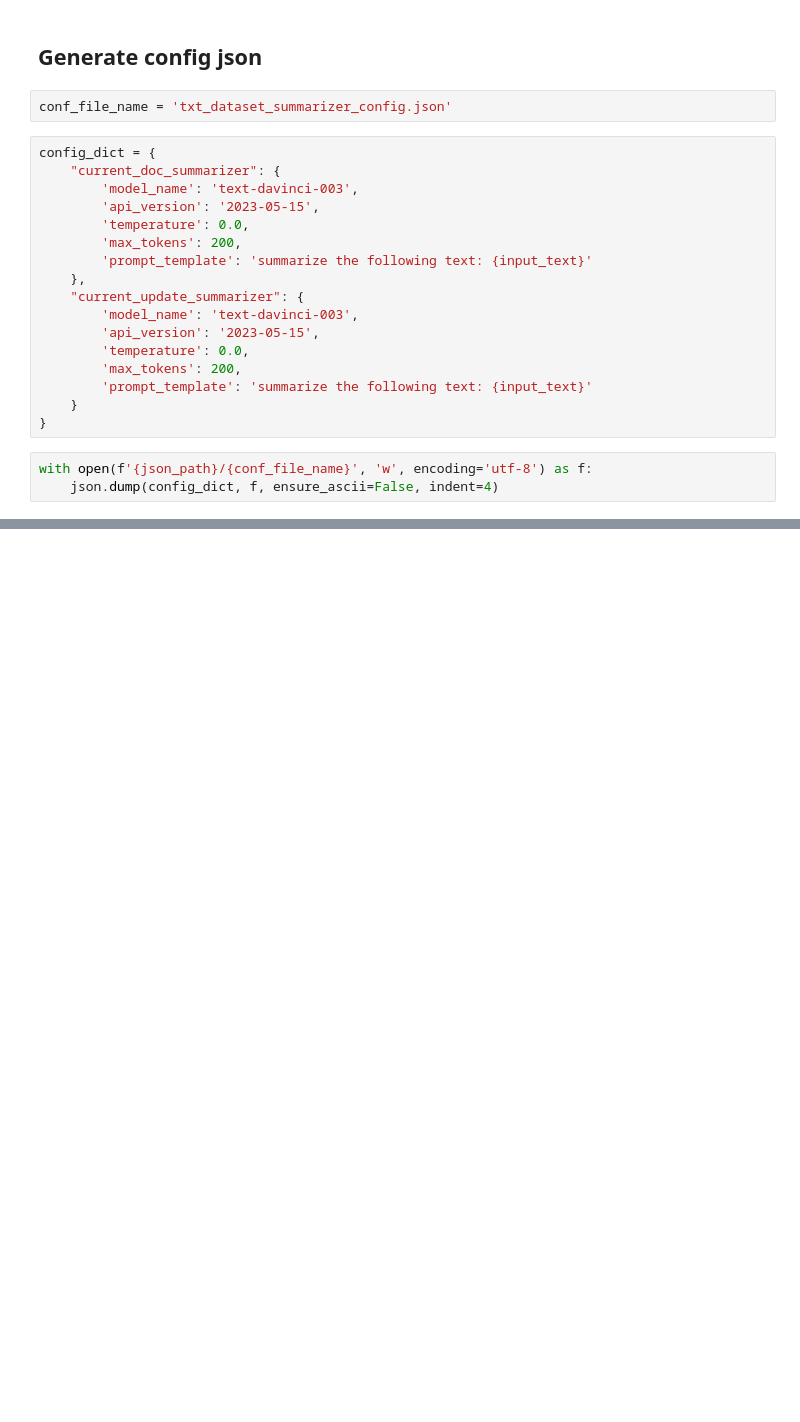
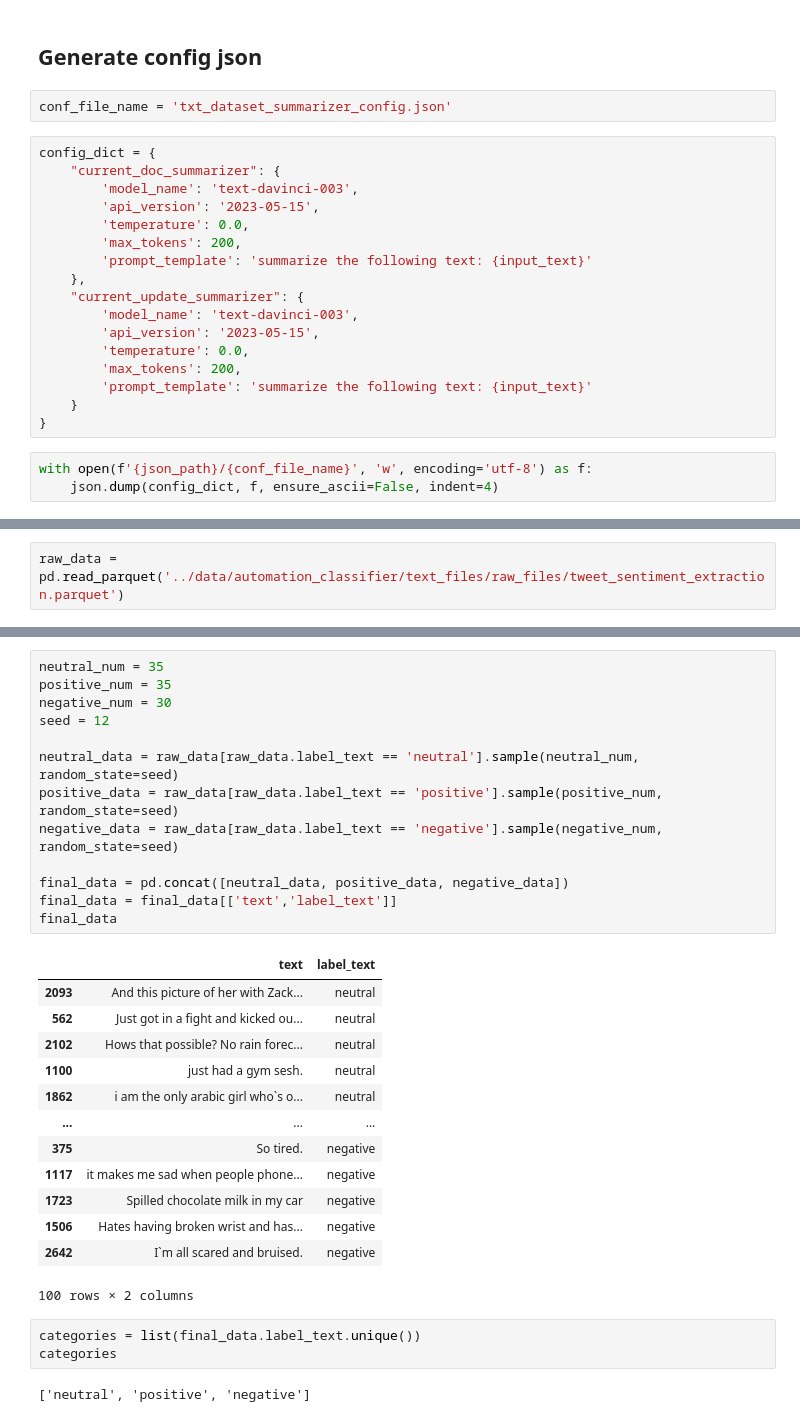
Before and after one commit to IdoFindMonday/LLM-evaluation-framework, a Jupyter notebook: notebooks/init_dataset.ipynb, the cells around one changed output, grey strips where cells are left out. Saved outputs shown, nothing was run; the diff lists cells and outputs as text; blank space fills up the shorter version.

```diff
--- a/notebooks/init_dataset.ipynb
+++ b/notebooks/init_dataset.ipynb
@@ -88,0 +403,2 @@ with open(f'{json_path}/{conf_file_name}', 'w', encoding='utf-8') as f:
+# %%
+raw_data = pd.read_parquet('../data/automation_classifier/text_files/raw_files/tweet_sentiment_extraction.parquet')
@@ -88,0 +413,32 @@ with open(f'{json_path}/{conf_file_name}', 'w', encoding='utf-8') as f:
+# %%
+neutral_num = 35
+positive_num = 35
+negative_num = 30
+seed = 12
+
+neutral_data = raw_data[raw_data.label_text == 'neutral'].sample(neutral_num, random_state=seed)
+positive_data = raw_data[raw_data.label_text == 'positive'].sample(positive_num, random_state=seed)
+negative_data = raw_data[raw_data.label_text == 'negative'].sample(negative_num, random_state=seed)
+
+final_data = pd.concat([neutral_data, positive_data, negative_data])
+final_data = final_data[['text','label_text']]
+final_data
+# %% [output]
+|  | text | label_text |
+| 2093 | And this picture of her with Zack... | neutral |
+| 562 | Just got in a fight and kicked ou... | neutral |
+| 2102 | Hows that possible? No rain forec... | neutral |
+| 1100 | just had a gym sesh. | neutral |
+| 1862 | i am the only arabic girl who`s o... | neutral |
+| ... | ... | ... |
+| 375 | So tired. | negative |
+| 1117 | it makes me sad when people phone... | negative |
+| 1723 | Spilled chocolate milk in my car | negative |
+| 1506 | Hates having broken wrist and has... | negative |
+| 2642 | I`m all scared and bruised. | negative |
+100 rows × 2 columns
+# %%
+categories = list(final_data.label_text.unique())
+categories
+# %% [output]
+['neutral', 'positive', 'negative']
```
Also changed, not shown: parts of 36 cells of this notebook, 27 other files.
